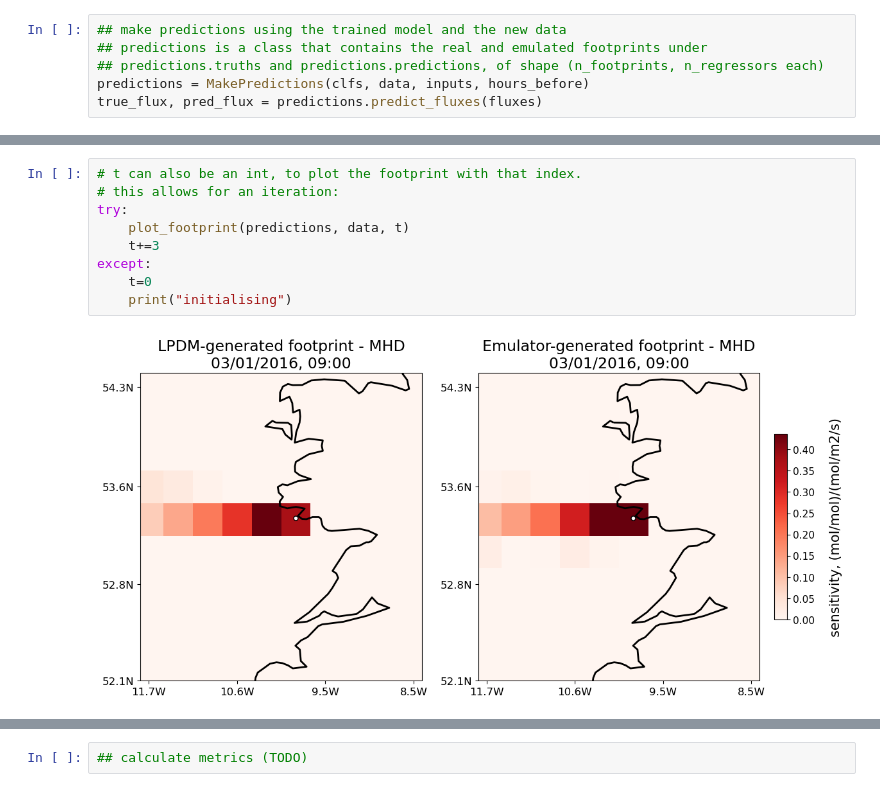
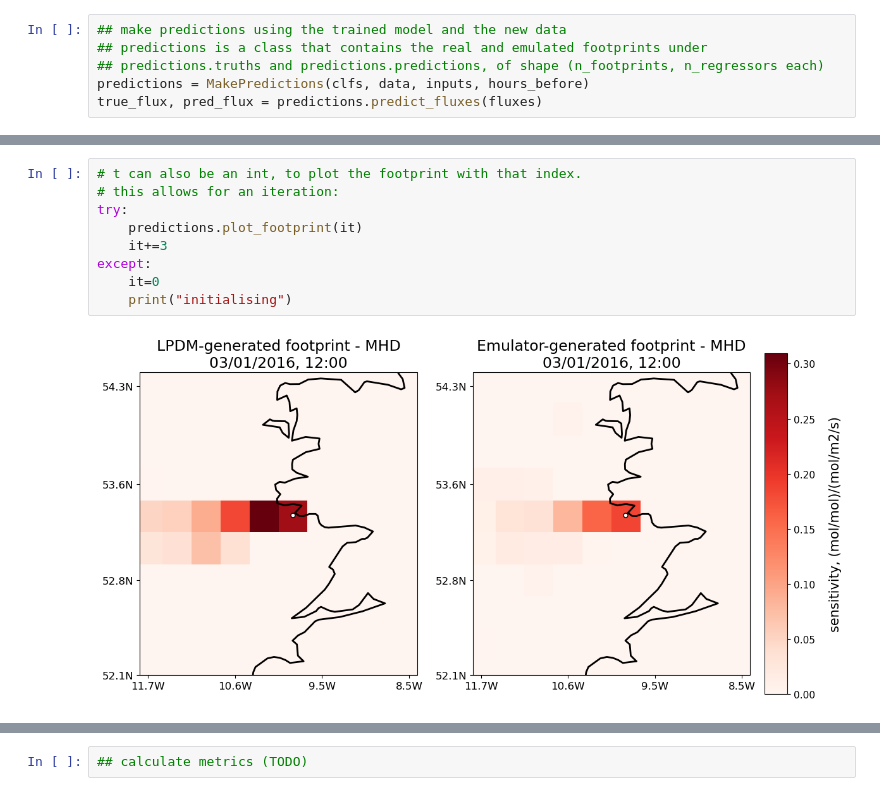
Before and after one commit to elenafillo/LPDM-emulation-trees, a Jupyter notebook: guide.ipynb, the cells around one changed output, grey strips where cells are left out. Drawn from its saved outputs; the diff is of its cells as text.

```diff
--- a/guide.ipynb
+++ b/guide.ipynb
@@ -63,13 +63,13 @@ plot_footprint(predictions, data, t)
 # %%
 # t can also be an int, to plot the footprint with that index.
 # this allows for an iteration:
 try:
-    plot_footprint(predictions, data, t)
-    t+=3
+    predictions.plot_footprint(it)
+    it+=3
 except:
-    t=0
+    it=0
     print("initialising")
 # %% [output]
-[figure, old version]
+[figure, new version]
 # %%
 # Or you can save the above as a gif for a range of dates
```
Also changed, not shown: parts of 3 cells of this notebook, 1 other file.
